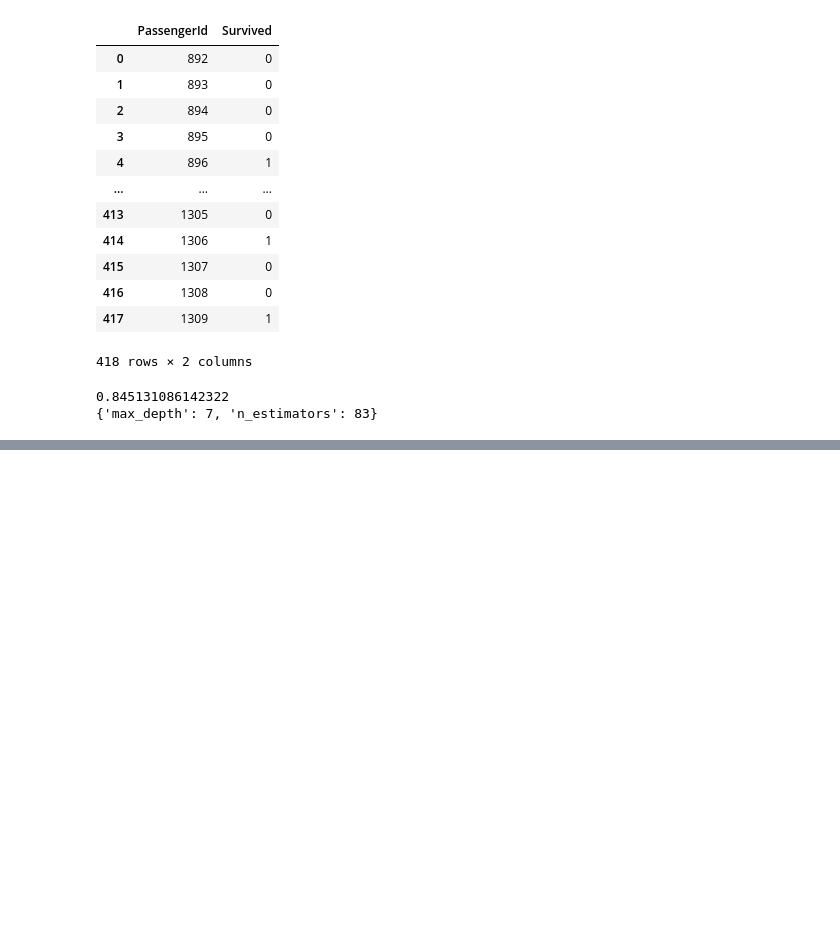
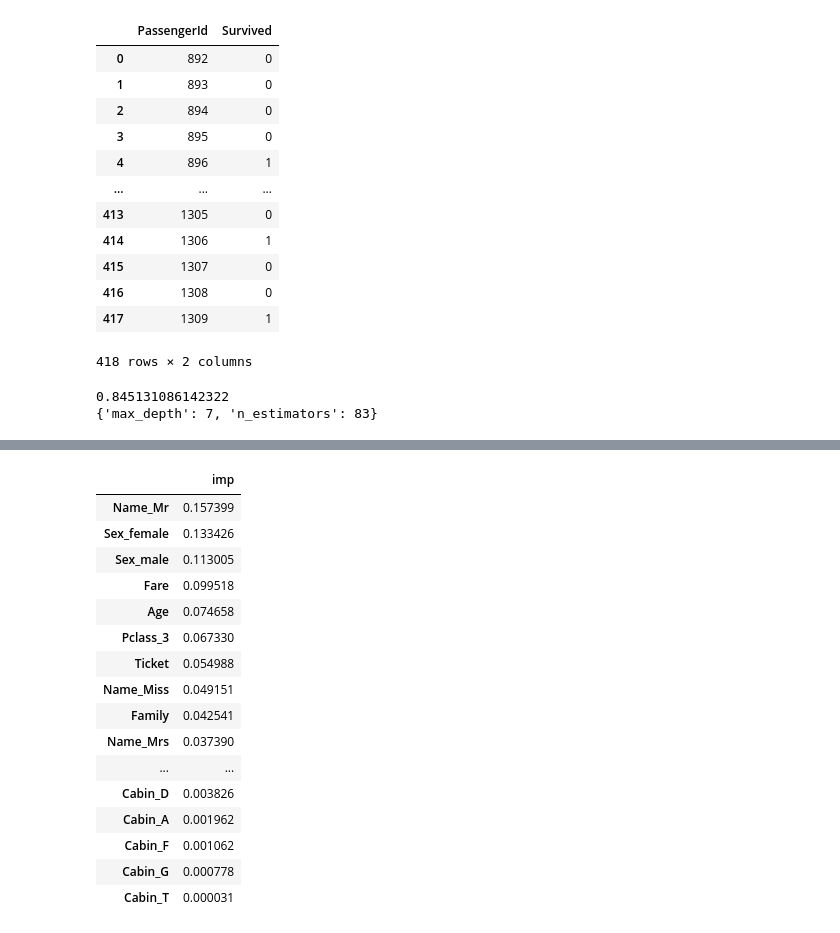
Before and after one commit to puff-tw/1017, a Jupyter notebook: titanic.ipynb, the cells around one changed output, grey strips where cells are left out. Cells and saved outputs as stored; diff of their text form; code cells hidden in the pictures; blank space fills up the shorter version.

```diff
--- a/titanic.ipynb
+++ b/titanic.ipynb
@@ -329,0 +381,24 @@ print(search.best_params_) # 哪一組參數能達到最好分數
+# %%
+# feature_importance
+imp = pd.DataFrame({
+    "imp":clf.feature_importances_
+}, index=combine.columns)
+imp.sort_values(by="imp", ascending=False)
+# %% [output]
+|  | imp |
+| Name_Mr | 0.157399 |
+| Sex_female | 0.133426 |
+| Sex_male | 0.113005 |
+| Fare | 0.099518 |
+| Age | 0.074658 |
+| Pclass_3 | 0.067330 |
+| Ticket | 0.054988 |
+| Name_Miss | 0.049151 |
+| Family | 0.042541 |
+| Name_Mrs | 0.037390 |
+| ... | ... |
+| Cabin_D | 0.003826 |
+| Cabin_A | 0.001962 |
+| Cabin_F | 0.001062 |
+| Cabin_G | 0.000778 |
+| Cabin_T | 0.000031 |
```
Also changed, not shown: parts of 3 cells of this notebook.
